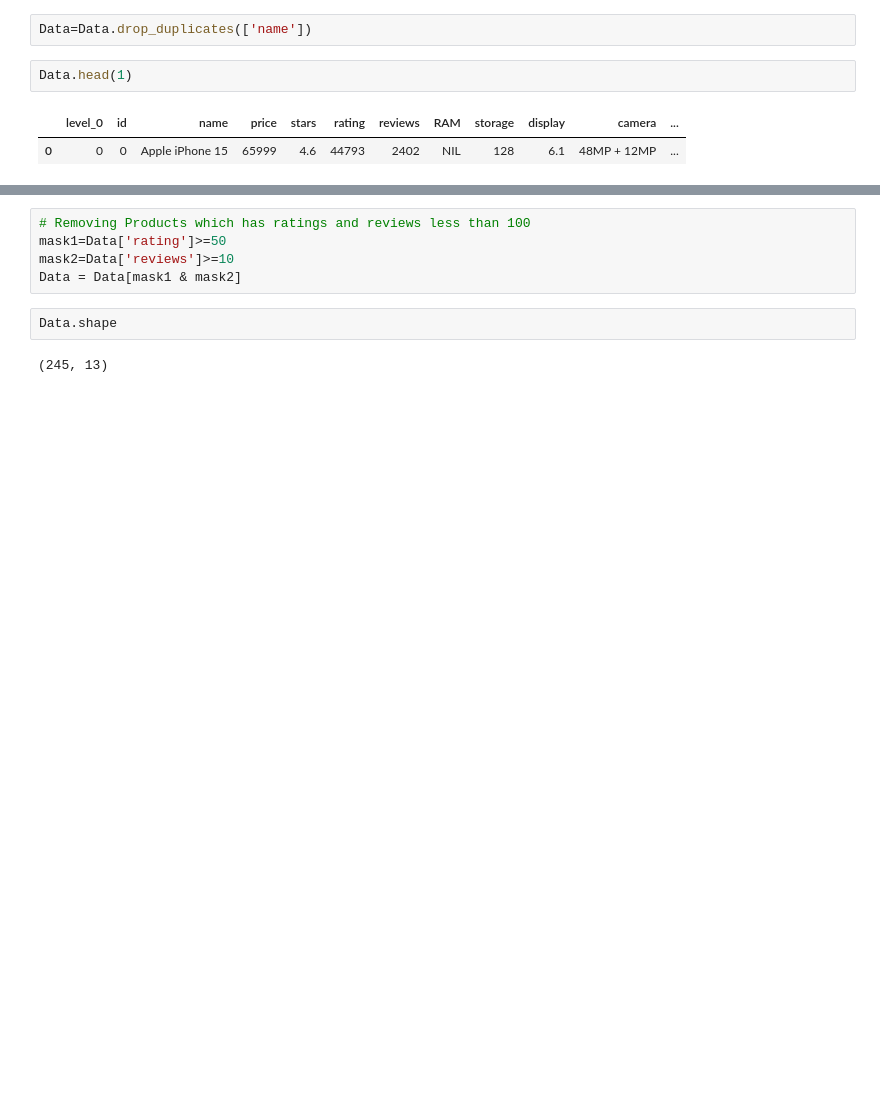
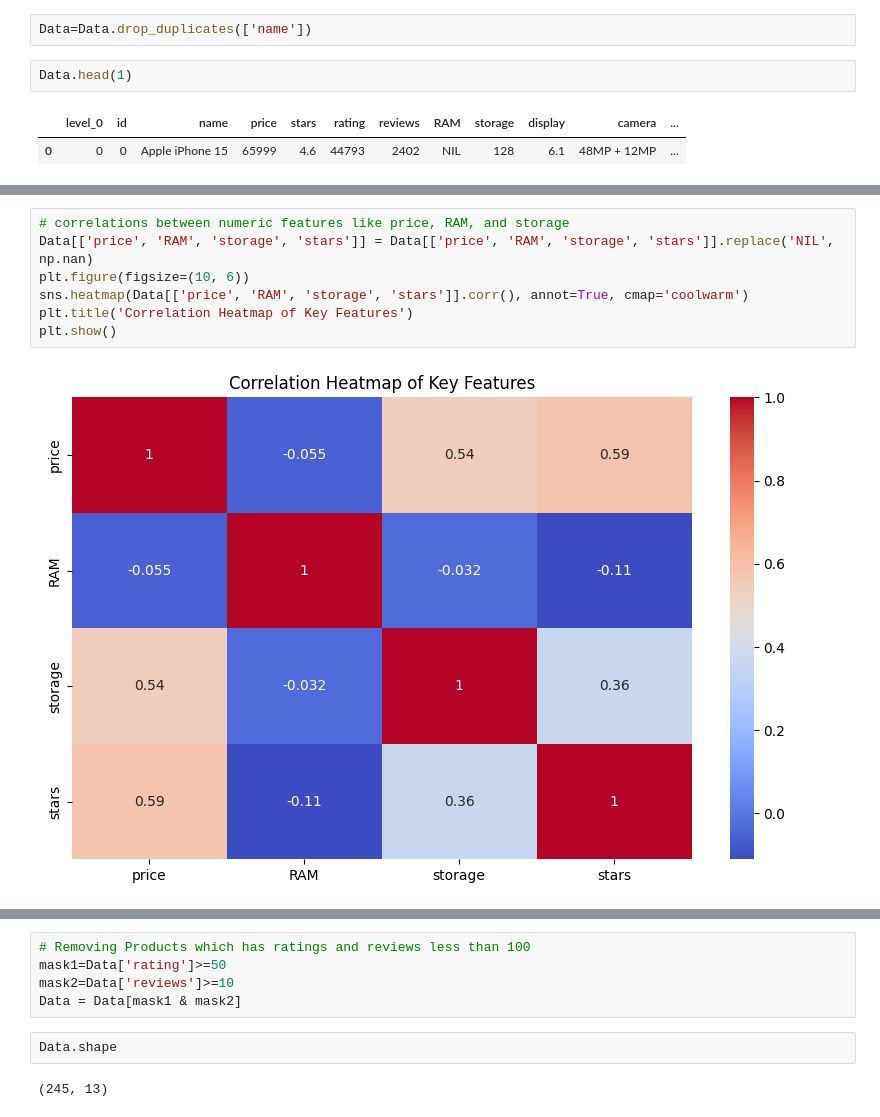
Before and after one commit to Advitiyyaaa/Phone-recommender-system, a Jupyter notebook: Mobile recommender.ipynb, the cells around one changed output, grey strips where cells are left out. Cells and saved outputs as stored; diff of their text form; blank space fills up the shorter version.

```diff
--- a/Mobile recommender.ipynb
+++ b/Mobile recommender.ipynb
@@ -88,0 +99,9 @@ Data.head(1)
+# %%
+# correlations between numeric features like price, RAM, and storage
+Data[['price', 'RAM', 'storage', 'stars']] = Data[['price', 'RAM', 'storage', 'stars']].replace('NIL', np.nan)
+plt.figure(figsize=(10, 6))
+sns.heatmap(Data[['price', 'RAM', 'storage', 'stars']].corr(), annot=True, cmap='coolwarm')
+plt.title('Correlation Heatmap of Key Features')
+plt.show()
+# %% [output]
+[figure, added]
```
Also changed, not shown: parts of 7 cells of this notebook, 5 other files.
